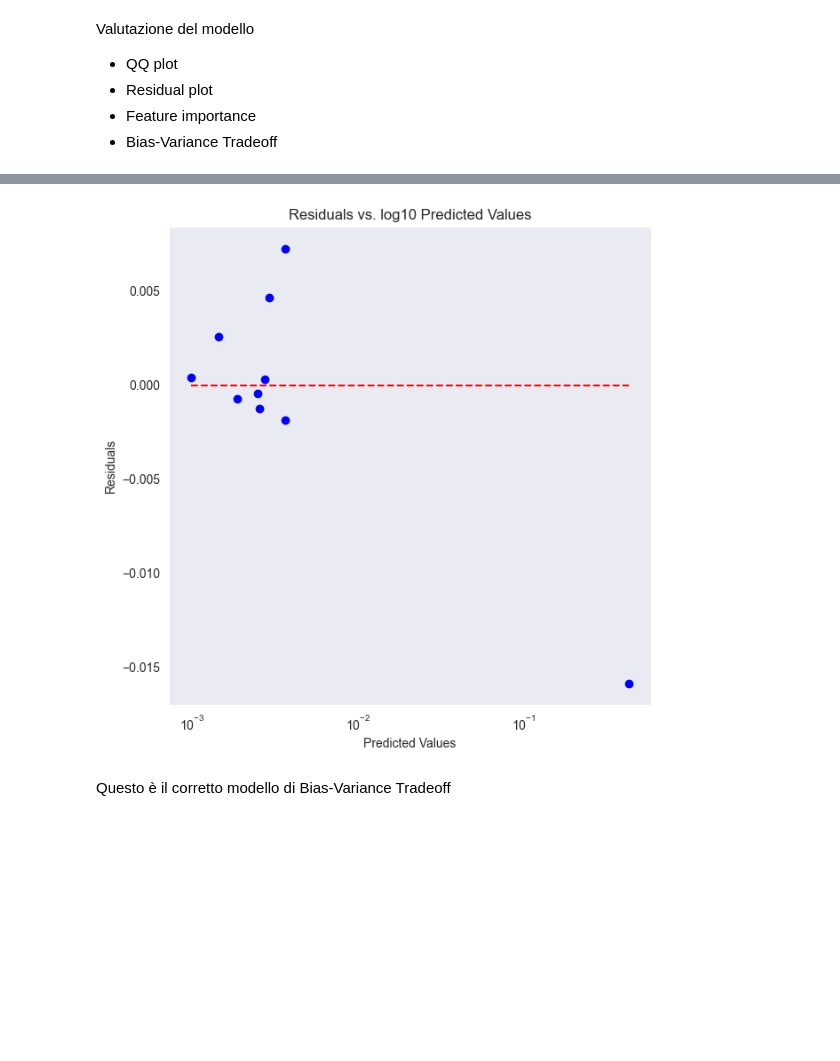
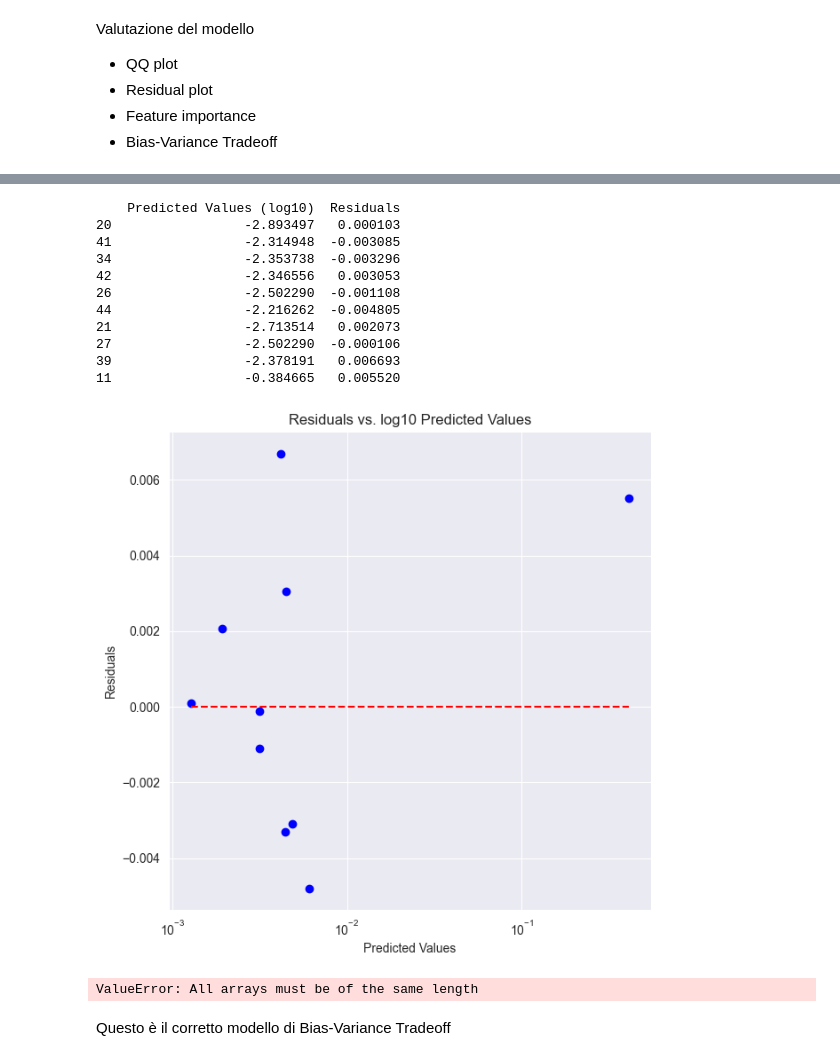
Before and after one commit to LorisMinetti/Permeability_Eval_AI, a Jupyter notebook: poker/Ech/Definitive.ipynb, the cells around one changed output, grey strips where cells are left out. Cells and saved outputs as stored; diff of their text form; code cells hidden in the pictures; blank space fills up the shorter version.

```diff
--- a/poker/Ech/Definitive.ipynb
+++ b/poker/Ech/Definitive.ipynb
@@ -141,8 +198,10 @@ best_score_split = -float('inf')
 X = df_scaled.drop('k_m2', axis=1)
 y = df_scaled['k_m2']
 
+scores = []
+random_states = []
+
 for random_state in range(0, 100):
-
 
     X_train, X_test, y_train, y_test = train_test_split(X, y, test_size=0.2, random_state=random_state)
 
@@ -152,6 +211,10 @@ for random_state in range(0, 100):
     y_pred = model.predict(X_test)
     score = r2_score(y_test, y_pred)
 
+    scores.append(score)
+    random_states.append(random_state)
+
+    print(f"Random state: {random_state} - R^2 score: {score} ")
     if score > best_score_split:
         best_score_split = score
         best_random_state_split = random_state
@@ -422,22 +761,57 @@ plt.show()
 # %%
+# Calcola i residui
+residuals = best_y_test - best_y_pred
+
+# Applica la trasformazione log10 ai valori predetti
+log_predicted_values = np.log10(best_y_pred)
+
+# Crea un DataFrame per i valori predetti scalati in log10 e i residui
+df_residuals = pd.DataFrame({
+    'Predicted Values (log10)': log_predicted_values,
+    'Residuals': residuals
+})
+
+# Stampa il DataFrame per visualizzare i dati plottati
+print(df_residuals)
+
+
 # Plot dei residui in log10 view
 plt.figure(figsize=(7, 7))
 plt.scatter(best_y_pred, residuals, color='blue')
 plt.hlines(0, min(best_y_pred), max(best_y_pred), colors='r', linestyles='dashed')
 plt.xlabel('Predicted Values')
 plt.ylabel('Residuals')
-plt.xscale('log',base = 10)
+plt.xscale('log', base=10)
 plt.title('Residuals vs. log10 Predicted Values')
 plt.grid(True)
 plt.savefig('residuals_log10.pdf', dpi=300)
 plt.show()
 # %% [output]
+    Predicted Values (log10)  Residuals
+20                 -2.893497   0.000103
+41                 -2.314948  -0.003085
+34                 -2.353738  -0.003296
+42                 -2.346556   0.003053
+26                 -2.502290  -0.001108
+44                 -2.216262  -0.004805
+21                 -2.713514   0.002073
+27                 -2.502290  -0.000106
+39                 -2.378191   0.006693
+11                 -0.384665   0.005520
-[figure, old version]
+[figure, new version]
 # %%
-#TODO: PARLARE CON DANICA
 import matplotlib.pyplot as plt
 
 import matplotlib.pyplot as plt
+
+# Crea un DataFrame per visualizzare i valori in modo chiaro
+df_feature_importance = pd.DataFrame({
+    'Feature': X.columns,
+    'Importance': best_model.feature_importances_
+})
+
+# Stampa il DataFrame
+print(df_feature_importance)
 
 # Example code to plot feature importance with values annotated on each bar
 plt.figure(figsize=(10, 6))
@@ -446,8 +820,8 @@ plt.figure(figsize=(10, 6))
 bar_width = 0.6  # Reduce this value to make the bars narrower
 
 # Plot the bars with the specified width
-bars = plt.bar(range(len(model.feature_importances_)), model.feature_importances_, width=bar_width)
-plt.xticks(range(len(model.feature_importances_)), X.columns, rotation=0)
+bars = plt.bar(range(len(best_model.feature_importances_)), best_model.feature_importances_, width=bar_width)
+plt.xticks(range(len(best_model.feature_importances_)), X.columns, rotation=0)
 plt.title('Feature Importance')
 plt.xlabel('Features')
 plt.ylabel('Importance')
@@ -468,6 +842,8 @@ plt.savefig(f'{relative_path_png}feature_importance.png')  # Salva il grafico co
 # Salva il grafico come PDF
 plt.savefig(f'{relative_path_pdf}feature_importance.pdf', dpi=300)  # Salva il grafico come PDF
 plt.show()
+# %% [output]
+ValueError: All arrays must be of the same length
 # %% [markdown]
 Questo è il corretto modello di Bias-Variance Tradeoff
 # %%
```
Also changed, not shown: parts of 43 cells of this notebook, 24 other files.
